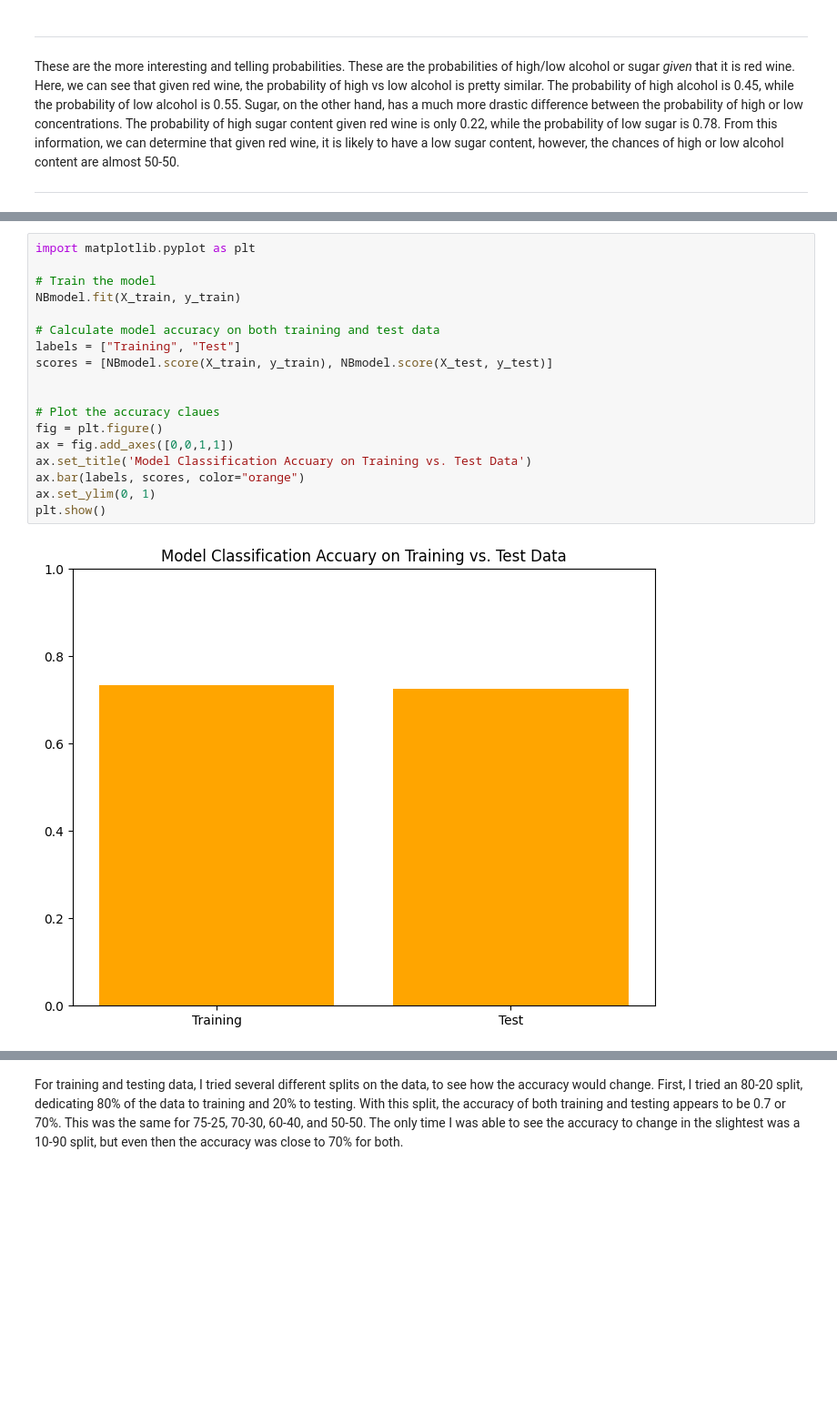
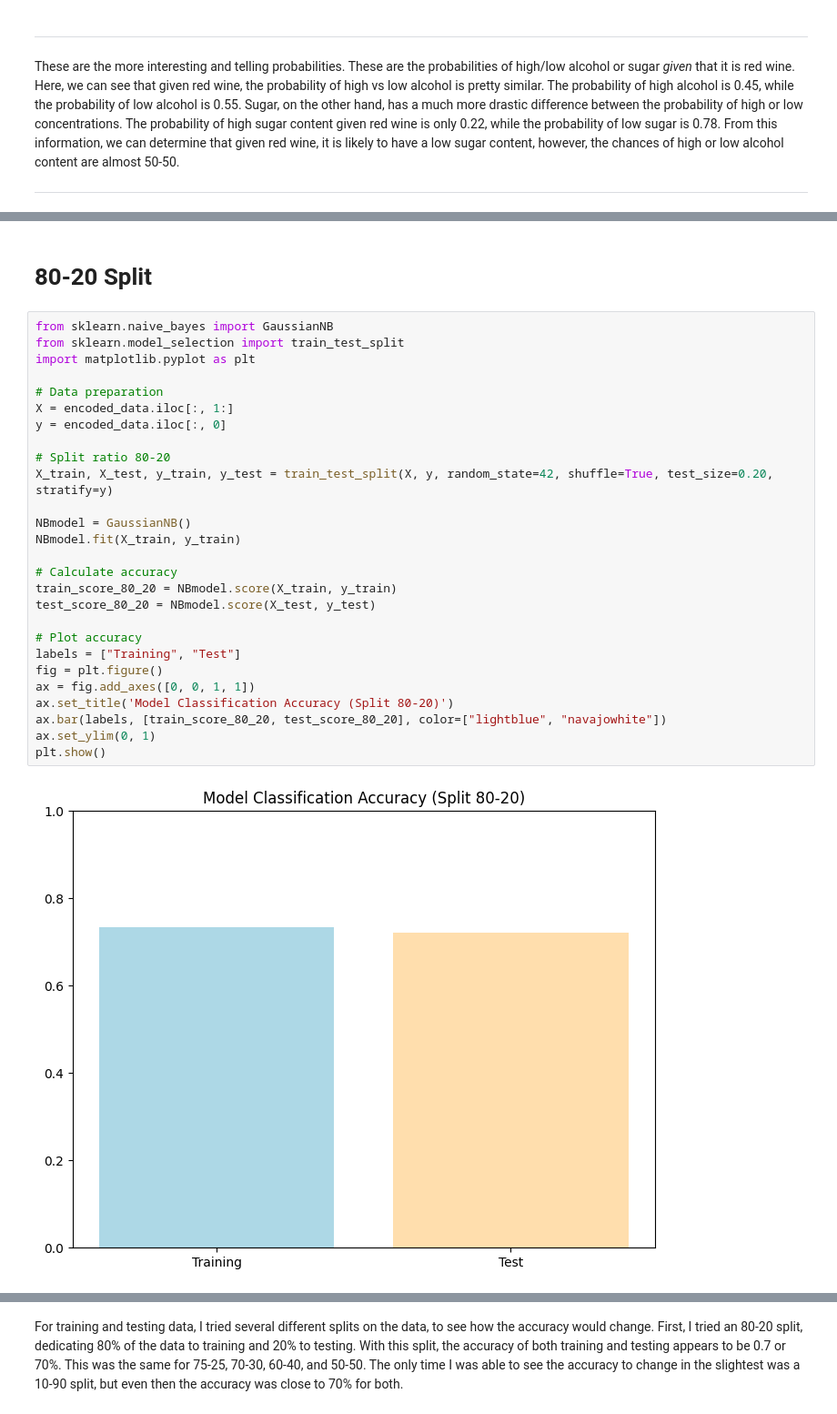
Before and after one commit to ezahner/IDS, a Jupyter notebook: HW5/Project5.ipynb, the cells around one changed output, grey strips where cells are left out. Shown at 91% size. Cells and saved outputs as stored; diff of their text form; blank space fills up the shorter version.

```diff
--- a/HW5/Project5.ipynb
+++ b/HW5/Project5.ipynb
@@ -340,20 +301,34 @@ print(X_test)
+# %% [markdown]
+
+
+
+<h1>80-20 Split</h1>
 # %%
+from sklearn.naive_bayes import GaussianNB
+from sklearn.model_selection import train_test_split
 import matplotlib.pyplot as plt
 
-# Train the model
+# Data preparation
+X = encoded_data.iloc[:, 1:]
+y = encoded_data.iloc[:, 0]
+
+# Split ratio 80-20
+X_train, X_test, y_train, y_test = train_test_split(X, y, random_state=42, shuffle=True, test_size=0.20, stratify=y)
+
+NBmodel = GaussianNB()
 NBmodel.fit(X_train, y_train)
 
-# Calculate model accuracy on both training and test data
+# Calculate accuracy
+train_score_80_20 = NBmodel.score(X_train, y_train)
+test_score_80_20 = NBmodel.score(X_test, y_test)
+
+# Plot accuracy
 labels = ["Training", "Test"]
-scores = [NBmodel.score(X_train, y_train), NBmodel.score(X_test, y_test)]
-
-
-# Plot the accuracy claues
 fig = plt.figure()
-ax = fig.add_axes([0,0,1,1])
-ax.set_title('Model Classification Accuary on Training vs. Test Data')
-ax.bar(labels, scores, color="orange")
+ax = fig.add_axes([0, 0, 1, 1])
+ax.set_title('Model Classification Accuracy (Split 80-20)')
+ax.bar(labels, [train_score_80_20, test_score_80_20], color=["lightblue", "navajowhite"])
 ax.set_ylim(0, 1)
 plt.show()
 # %% [output]
-[figure, old version]
+[figure, new version]
```
Also changed, not shown: parts of 20 cells of this notebook.
